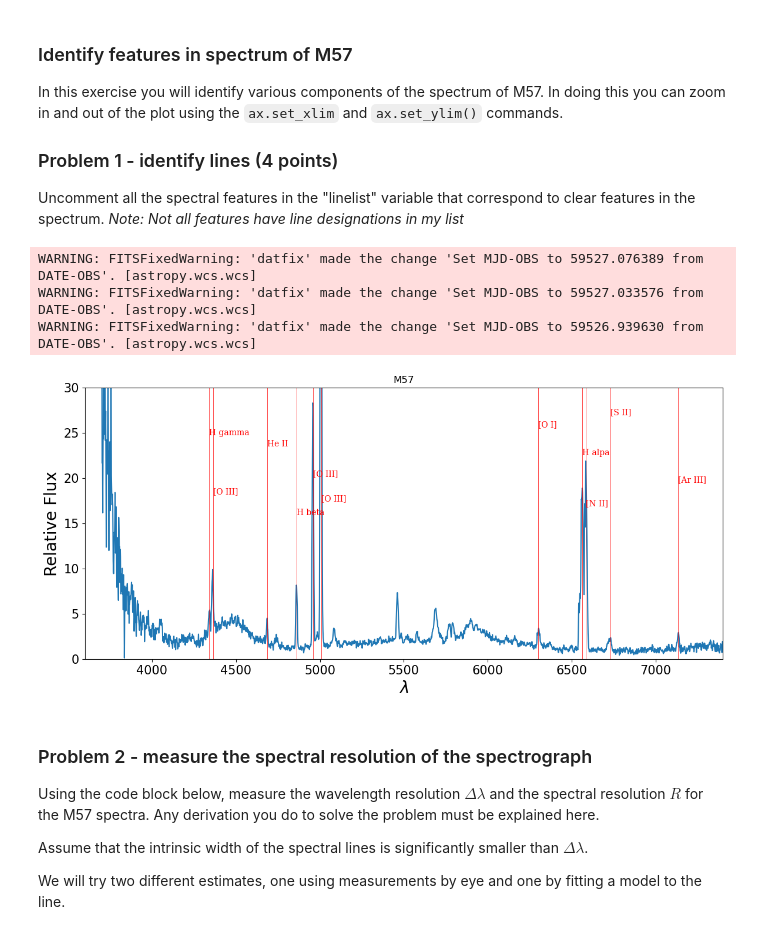
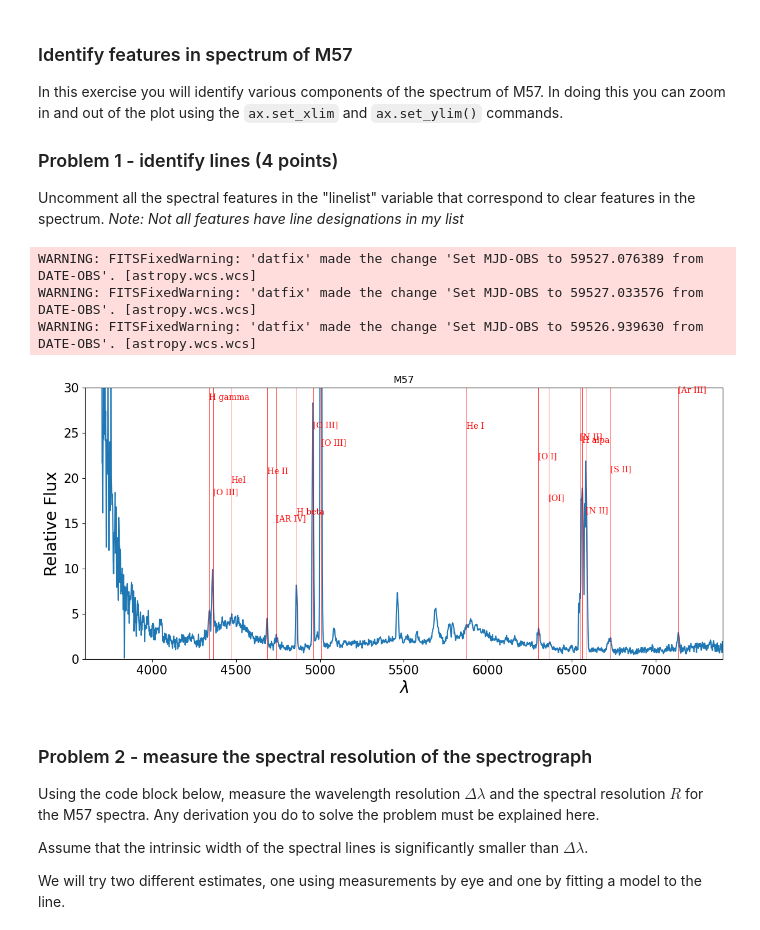
Before and after one commit to DayneLocke/Analysis_real_spectra_student, a Jupyter notebook: analysis_real_spectra.student.ipynb, the cells around one changed output. Drawn from its saved outputs; the diff is of its cells as text; code cells hidden in the pictures.

```diff
--- a/analysis_real_spectra.student.ipynb
+++ b/analysis_real_spectra.student.ipynb
@@ -91,45 +91,45 @@ ax.set_xlim([lammin,lammax])
 #your code here
 #Uncomment all of the lines that correspond to identifiable features in the spectra
 linelist = [
-#     ('[AR IV]',4740),
+     ('[AR IV]',4740),
 #     ('[OII]',3727),
      ('[O III]',4363),
      ('[O III]',4959),
      ('[O III]',5007),
      ('[O I]',6300),
-#     ('[OI]',6363),
-#     ('[N II]',6548),
+     ('[OI]',6363),
+     ('[N II]',6548),
      ('[N II]',6584),
 #     ('[S II]',6716),
      ('[S II]',6731),
 #     ('CIII',4647),
 #     ('MgI',5170),
 #     ('FeI', 5270),
 #     ('Hepsilon',3970),
 #     ('Hdelta',4103),
      ('H gamma',4341),
      ('H beta',4861),
      ('H alpa',6563),
 #     ('NaD', 5890),
 #     ('HeII',4541),
      ('He II',4686),
-#     ('HeI',4471),
+     ('HeI',4471),
 #     ('HE II',5411),
 #     ('[CL III]',5517),
 #     ('[CL III]',5537),
 #     ('[N II]',5755),
-#     ('He I',5875),
+     ('He I',5875),
 #     ('HeI',7065),
      ('[Ar III]',7135),
 #     ('FeI',5335)
 ]
 #draw lines on the spectrum
 lineplot(linelist)
 # %% [output]
 WARNING: FITSFixedWarning: 'datfix' made the change 'Set MJD-OBS to 59527.076389 from DATE-OBS'. [astropy.wcs.wcs]
 WARNING: FITSFixedWarning: 'datfix' made the change 'Set MJD-OBS to 59527.033576 from DATE-OBS'. [astropy.wcs.wcs]
 WARNING: FITSFixedWarning: 'datfix' made the change 'Set MJD-OBS to 59526.939630 from DATE-OBS'. [astropy.wcs.wcs]
-[figure, old version]
+[figure, new version]
 # %% [markdown]
 ### Problem 2  - measure the spectral resolution of the spectrograph
 Using the code block below, measure the wavelength resolution $\Delta \lambda$ and the spectral resolution $R$ for the M57 spectra.  Any derivation you do to solve the problem must be explained here.
```
Also changed, not shown: parts of 5 cells of this notebook.
